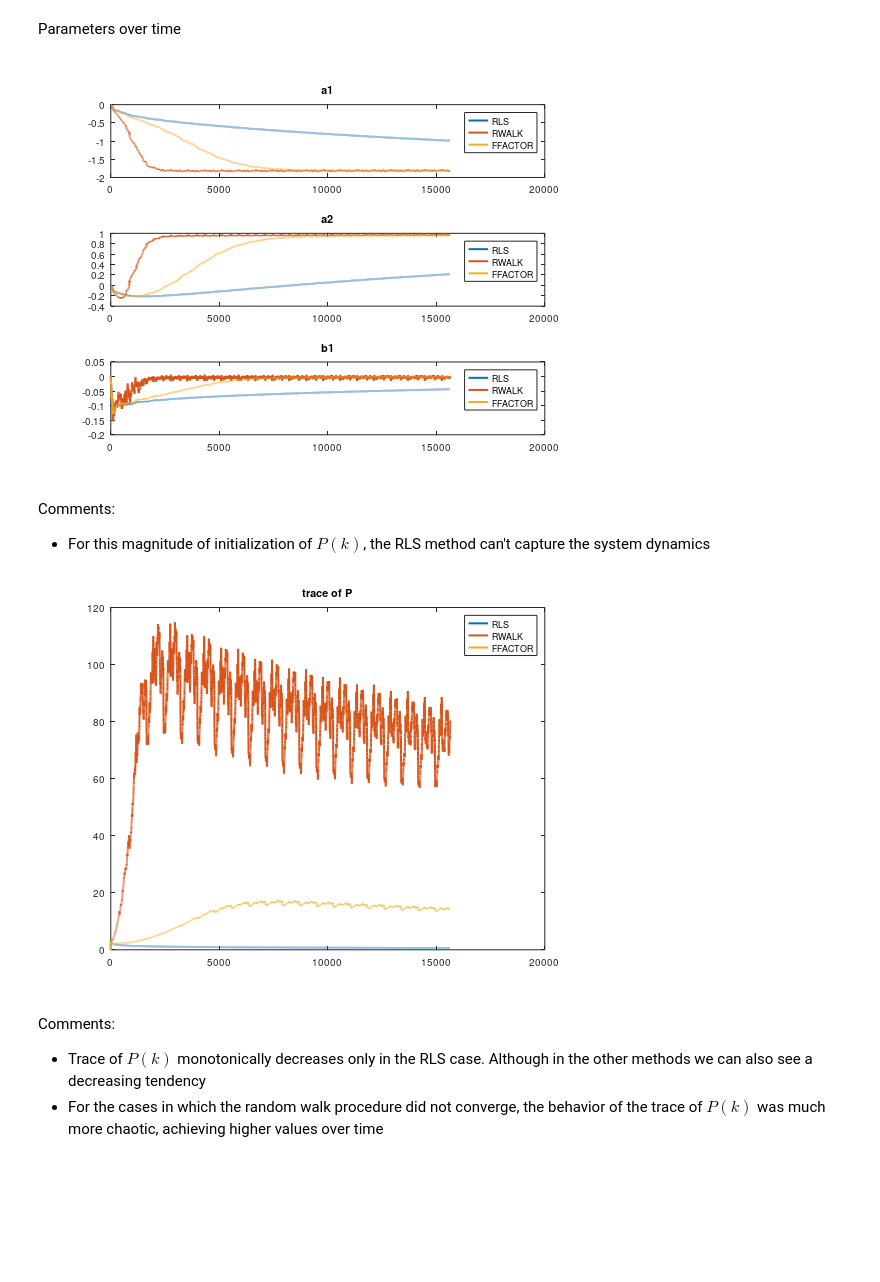
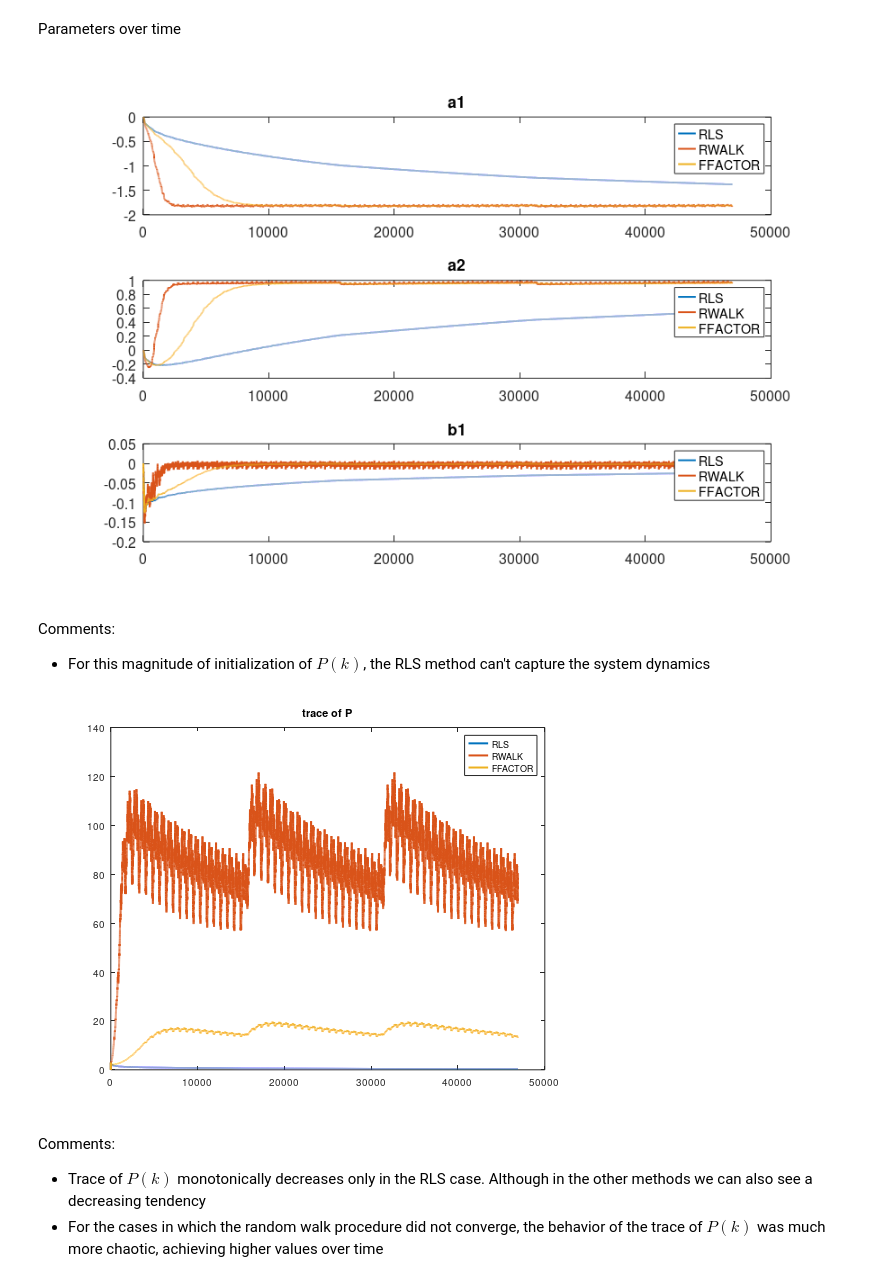
Before and after one commit to felipecostapereira/MEC2015_SYSTEM_IDENTIFICATION, a Jupyter notebook: Work_04/SYS_ID_04_RLS_ACT02_Felipe.ipynb, the cells around one changed output. Cells and saved outputs as stored; diff of their text form; code cells hidden in the pictures; blank space fills up the shorter version.

```diff
--- a/Work_04/SYS_ID_04_RLS_ACT02_Felipe.ipynb
+++ b/Work_04/SYS_ID_04_RLS_ACT02_Felipe.ipynb
@@ -54,15 +54,16 @@ ans =
 # %%
 realization = 1; % 1, 2 or 3
 
-% u = u_m(:,realization);
-% y = y_m(:,realization);
+u = u_m(:,realization);
+y = y_m(:,realization);
+ps = p_m(:,realization);
 
-u = u_m(1:15640,realization);
-y = y_m(1:15640,realization);
+% u = u_m(1:15640,realization);
+% y = y_m(1:15640,realization);
 
-range = 1:1000;
 N=length(u);
 t = (1:N)';
+range = 1:1000;
 
 subplot (211), plot(u(range)), title('u - input'), legend('u');
 subplot (212), plot(y(range)), title('y - output'), legend('y');
@@ -255,13 +256,13 @@ Parameters over time
 # %%
 lim_plot_range = 1:N;
 
 figure
-% set(gcf, 'Position', [0 0 1200 900]);
+set(gcf, 'Position', [0 0 900 600]);
 subplot(311),plot(t(lim_plot_range),[a1h1(lim_plot_range) a1h2(lim_plot_range) a1h3(lim_plot_range)],'Linewidth',2), title('a1'), legend('RLS', 'RWALK', 'FFACTOR');
 subplot(312),plot(t(lim_plot_range),[a2h1(lim_plot_range) a2h2(lim_plot_range) a2h3(lim_plot_range)],'Linewidth',2), title('a2'), legend('RLS', 'RWALK', 'FFACTOR');
 subplot(313),plot(t(lim_plot_range),[b1h1(lim_plot_range) b1h2(lim_plot_range) b1h3(lim_plot_range)],'Linewidth',2), title('b1'), legend('RLS', 'RWALK', 'FFACTOR');
 # %% [output]
-[figure, old version]
+[figure, new version]
 # %% [markdown]
 Comments:
 
@@ -270,7 +271,7 @@ Comments:
 figure
 plot(t, [trp1 trp2 trp3],'Linewidth',2), title('trace of P'), legend('RLS', 'RWALK', 'FFACTOR');
 # %% [output]
-[figure, old version]
+[figure, new version]
 # %% [markdown]
 Comments:
 
```
Also changed, not shown: parts of 5 cells of this notebook.
